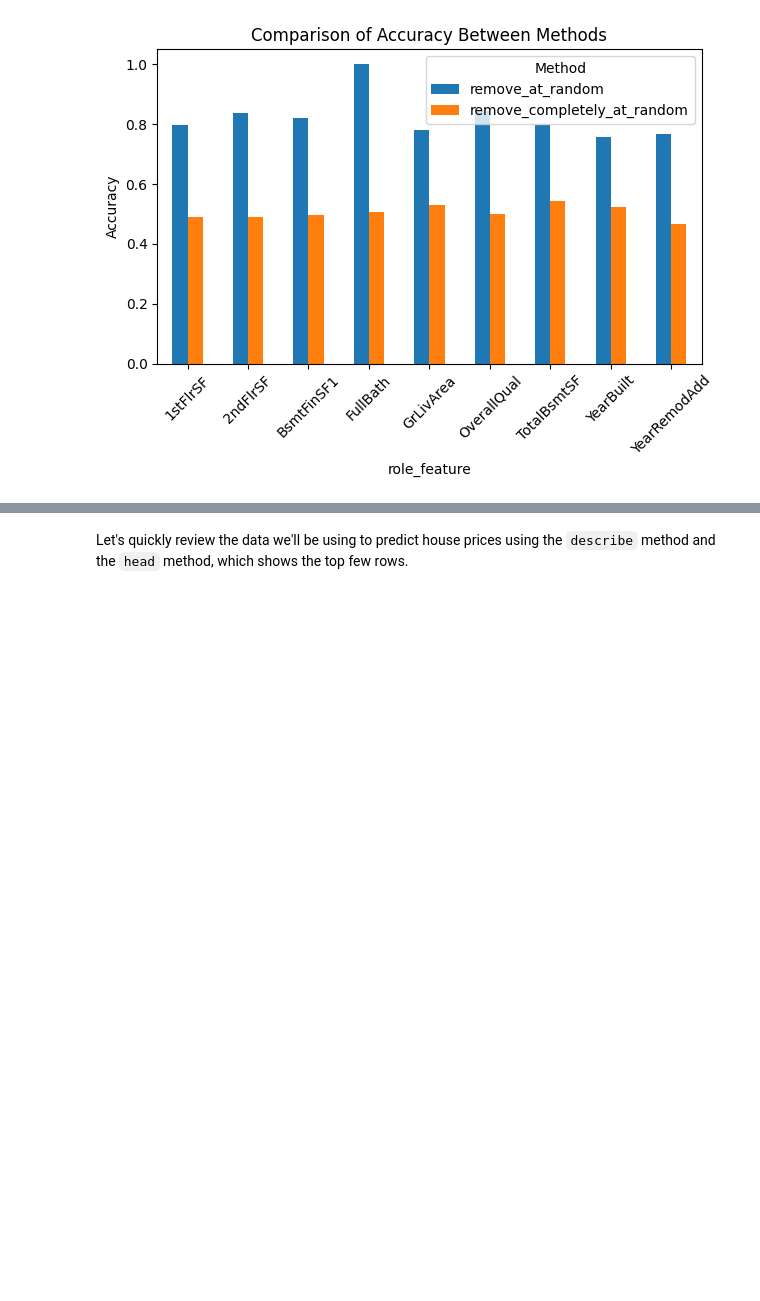
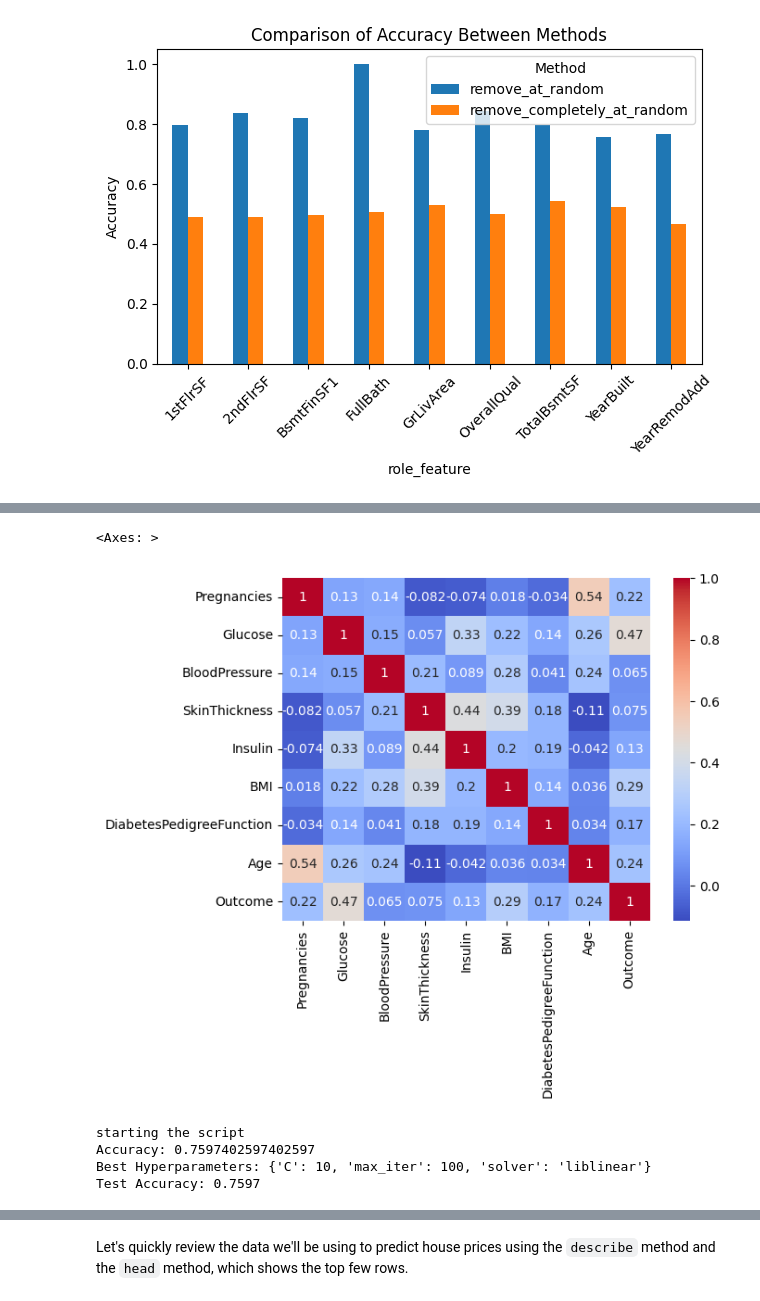
Before and after one commit to matansol/missing_values_project, a Jupyter notebook: missing_value_project.ipynb, the cells around one changed output, grey strips where cells are left out. Cells and saved outputs as stored; diff of their text form; code cells hidden in the pictures; blank space fills up the shorter version.

Commit message:
diabetes df

```diff
--- a/missing_value_project.ipynb
+++ b/missing_value_project.ipynb
@@ -1464,0 +1477,12 @@ plt.show()
+# %%
+import kagglehub
+import pandas as pd
+
+# Download latest version
+path = kagglehub.dataset_download("uciml/pima-indians-diabetes-database")
+
+print("Path to dataset files:", path)
+
+diabetes_df = diabetes_data = pd.read_csv(f"{path}/diabetes.csv")
+target_feature = 'Outcome'
+diabetes_df.describe()
@@ -1464,0 +1500,58 @@ plt.show()
+# %%
+import seaborn as sns
+
+sns.heatmap(diabetes_df.corr(), annot=True, cmap='coolwarm')
+# %% [output]
+<Axes: >
+[figure, added]
+# %%
+from sklearn.model_selection import train_test_split, GridSearchCV
+from sklearn.linear_model import LogisticRegression
+from sklearn.metrics import accuracy_score
+
+print("starting the script")
+
+def my_train_test_split(df, target_feature, test_size, random_state):
+    # Split the data into training and testing sets
+    X = df.drop(columns=[target_feature])
+    y = df[target_feature]
+    return train_test_split(X, y, test_size=test_size, random_state=random_state)
+
+X_train, X_test, y_train, y_test = my_train_test_split(diabetes_df, target_feature=target_feature, test_size=0.2, random_state=42)
+
+# Define the parameter grid for GridSearchCV
+param_grid = {
+    'C': [0.1, 1, 10, 100],
+    'solver': ['liblinear', 'saga'],
+    'max_iter': [100, 200, 300]
+}
+
+# Initialize the logistic regression model
+log_reg = LogisticRegression()
+
+# Initialize GridSearchCV
+grid_search = GridSearchCV(estimator=log_reg, param_grid=param_grid, cv=5, scoring='accuracy', n_jobs=-1)
+
+# Fit the grid search to the data
+grid_search.fit(X_train, y_train)
+
+# Get the best estimator
+best_log_reg = grid_search.best_estimator_
+
+# Make predictions on the test set
+y_pred = best_log_reg.predict(X_test)
+
+# Calculate the accuracy
+accuracy = accuracy_score(y_test, y_pred)
+
+# Evaluate the best model
+baseline_acc = best_log_reg.score(X_test, y_test)
+print(f"Accuracy: {baseline_acc}")
+
+print(f"Best Hyperparameters: {grid_search.best_params_}")
+print(f"Test Accuracy: {accuracy:.4f}")
+# %% [output]
+starting the script
+Accuracy: 0.7597402597402597
+Best Hyperparameters: {'C': 10, 'max_iter': 100, 'solver': 'liblinear'}
+Test Accuracy: 0.7597
```
Also changed, not shown: parts of 31 cells of this notebook.
